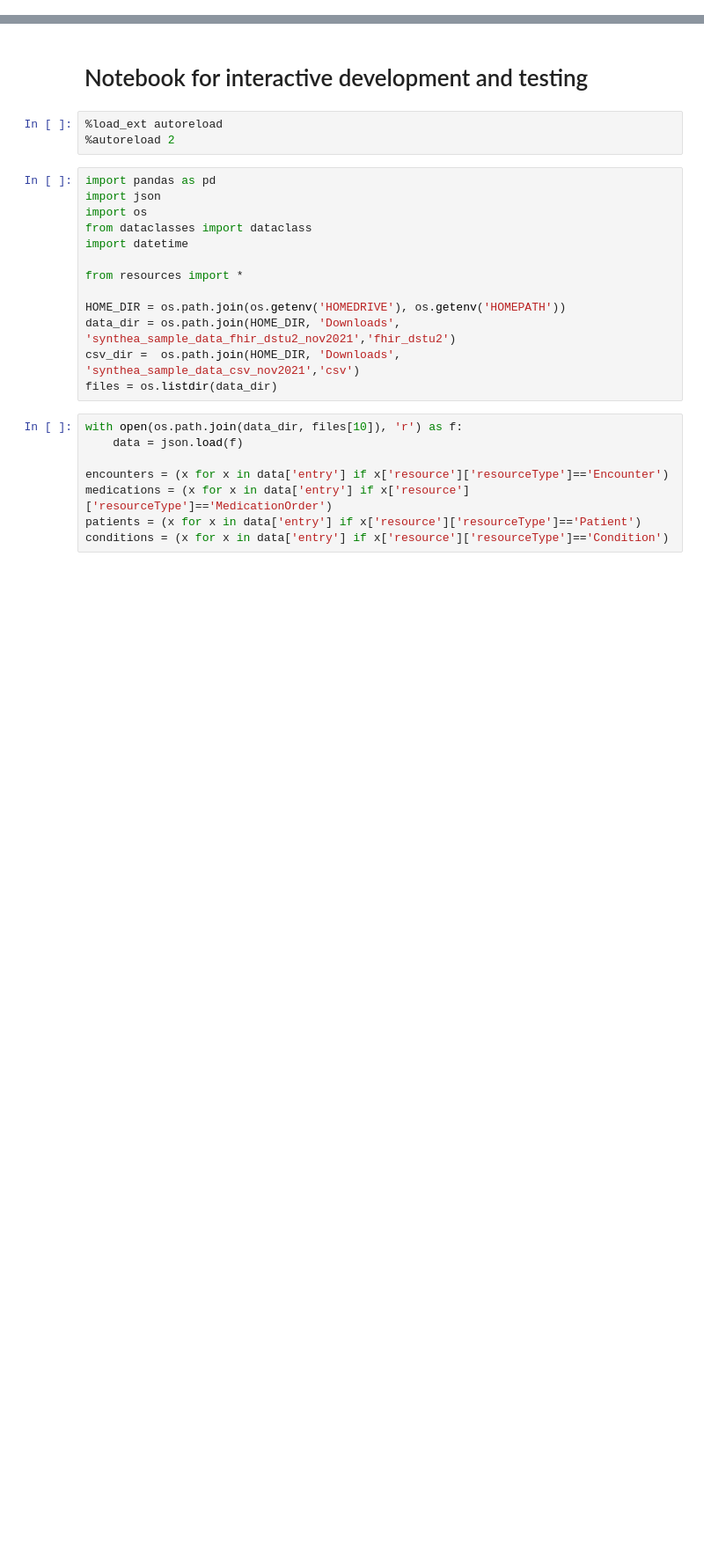
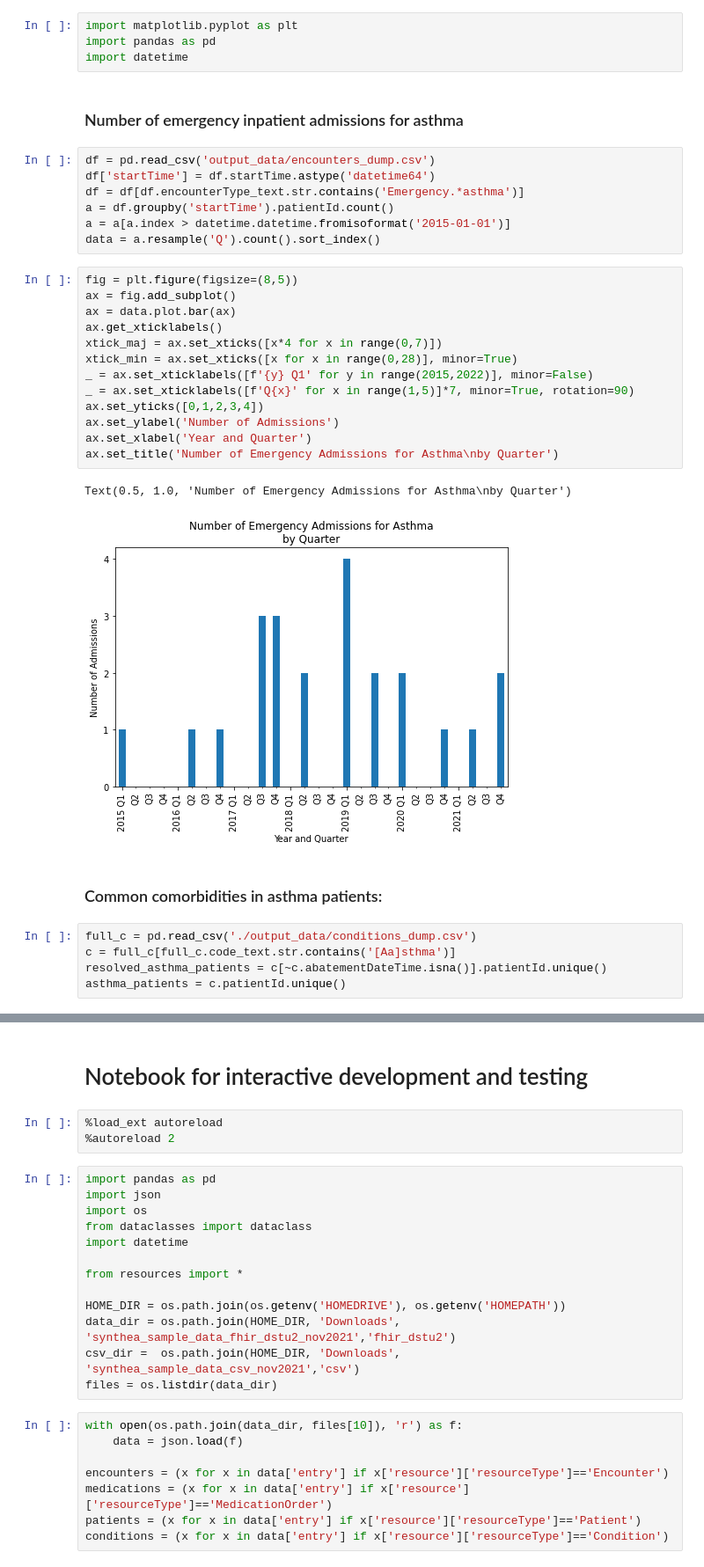
Before and after one commit to c-menelaou/de_summ2, a Jupyter notebook: nb1.ipynb, the cells around one changed output, grey strips where cells are left out. Shown at 88% size. Drawn from its saved outputs; the diff is of its cells as text; blank space fills up the shorter version.

```diff
--- a/nb1.ipynb
+++ b/nb1.ipynb
@@ -0,0 +5,36 @@
+# %%
+import matplotlib.pyplot as plt
+import pandas as pd
+import datetime
+# %% [markdown]
+### Number of emergency inpatient admissions for asthma
+# %%
+df = pd.read_csv('output_data/encounters_dump.csv')
+df['startTime'] = df.startTime.astype('datetime64')
+df = df[df.encounterType_text.str.contains('Emergency.*asthma')]
+a = df.groupby('startTime').patientId.count()
+a = a[a.index > datetime.datetime.fromisoformat('2015-01-01')]
+data = a.resample('Q').count().sort_index()
+# %%
+fig = plt.figure(figsize=(8,5))
+ax = fig.add_subplot()
+ax = data.plot.bar(ax)
+ax.get_xticklabels()
+xtick_maj = ax.set_xticks([x*4 for x in range(0,7)])
+xtick_min = ax.set_xticks([x for x in range(0,28)], minor=True)
+_ = ax.set_xticklabels([f'{y} Q1' for y in range(2015,2022)], minor=False)
+_ = ax.set_xticklabels([f'Q{x}' for x in range(1,5)]*7, minor=True, rotation=90)
+ax.set_yticks([0,1,2,3,4])
+ax.set_ylabel('Number of Admissions')
+ax.set_xlabel('Year and Quarter')
+ax.set_title('Number of Emergency Admissions for Asthma\nby Quarter')
+# %% [output]
+Text(0.5, 1.0, 'Number of Emergency Admissions for Asthma\nby Quarter')
+[figure, added]
+# %% [markdown]
+### Common comorbidities in asthma patients:
+# %%
+full_c = pd.read_csv('./output_data/conditions_dump.csv')
+c = full_c[full_c.code_text.str.contains('[Aa]sthma')]
+resolved_asthma_patients = c[~c.abatementDateTime.isna()].patientId.unique()
+asthma_patients = c.patientId.unique()
```
Also changed, not shown: parts of 4 cells of this notebook.
